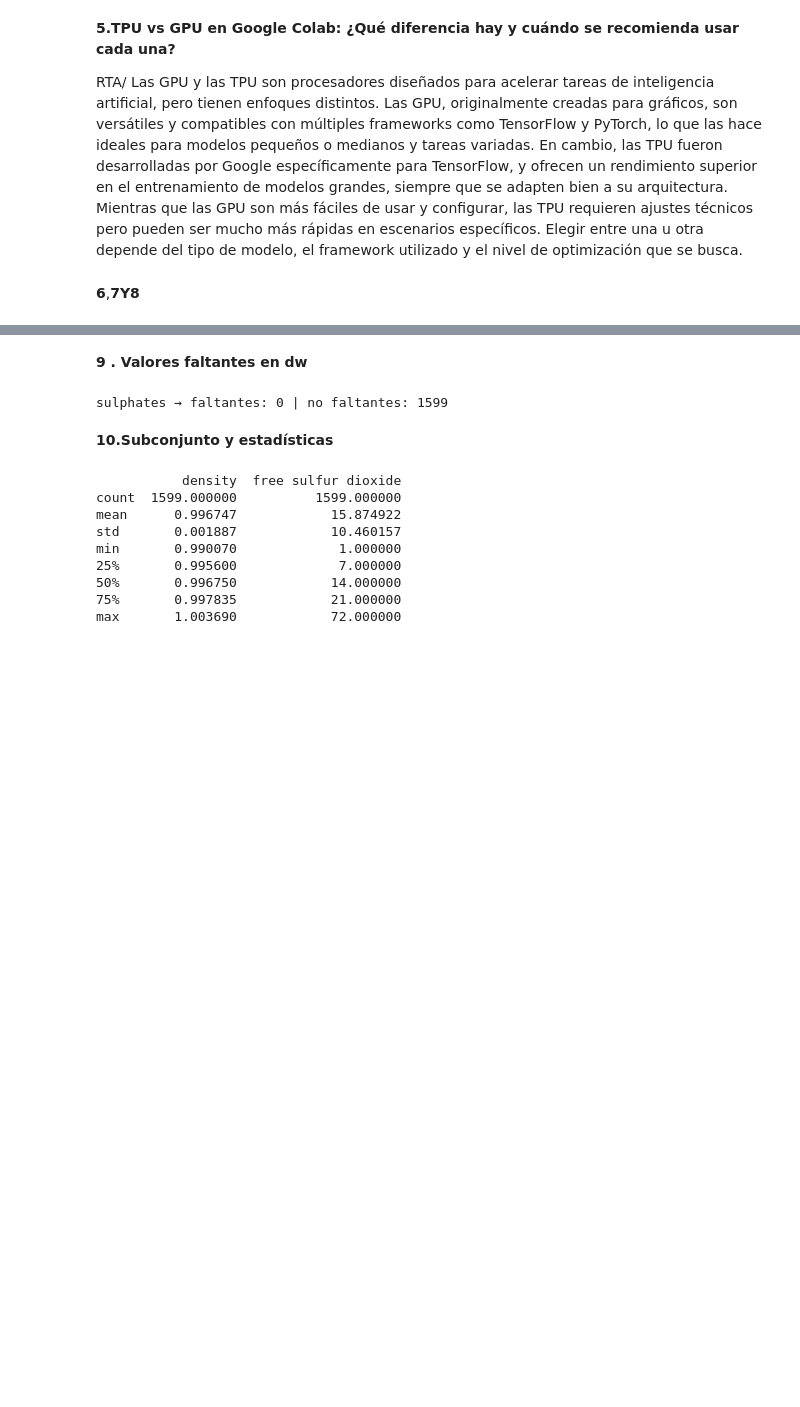
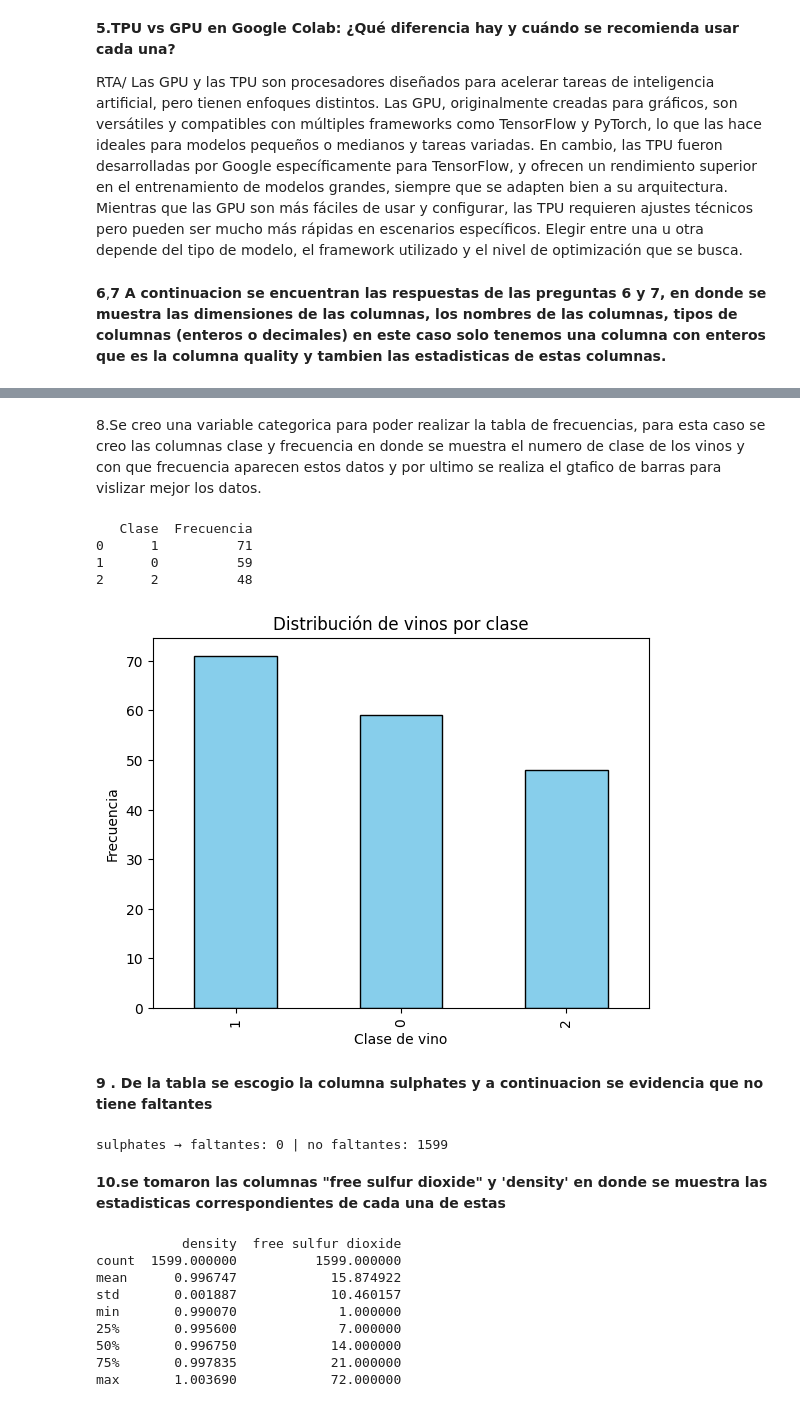
Before and after one commit to cristiandvalderramag-dotcom/Sistemas-Avanzados-9-Semestre, a Jupyter notebook: Cristian_valderrama_brandon_gachancipa.ipynb, the cells around one changed output, grey strips where cells are left out. Saved outputs shown, nothing was run; the diff lists cells and outputs as text; code cells hidden in the pictures; blank space fills up the shorter version.

```diff
--- a/Cristian_valderrama_brandon_gachancipa.ipynb
+++ b/Cristian_valderrama_brandon_gachancipa.ipynb
@@ -1022,8 +1022,10 @@ Enlace Github 3:
 **5.TPU vs GPU en Google Colab: ¿Qué diferencia hay y cuándo se recomienda usar cada una?**
 
 RTA/ Las GPU y las TPU son procesadores diseñados para acelerar tareas de inteligencia artificial, pero tienen enfoques distintos. Las GPU, originalmente creadas para gráficos, son versátiles y compatibles con múltiples frameworks como TensorFlow y PyTorch, lo que las hace ideales para modelos pequeños o medianos y tareas variadas. En cambio, las TPU fueron desarrolladas por Google específicamente para TensorFlow, y ofrecen un rendimiento superior en el entrenamiento de modelos grandes, siempre que se adapten bien a su arquitectura. Mientras que las GPU son más fáciles de usar y configurar, las TPU requieren ajustes técnicos pero pueden ser mucho más rápidas en escenarios específicos. Elegir entre una u otra depende del tipo de modelo, el framework utilizado y el nivel de optimización que se busca.
-# %% [markdown]
-**6**,**7Y8**
+# %% [markdown]
+**6**,**7
+A continuacion se encuentran las respuestas de las preguntas 6 y 7, en donde se muestra las dimensiones de las columnas, los nombres de las columnas, tipos de columnas (enteros o decimales) en este caso solo tenemos una columna con enteros que es la columna quality y
+tambien las estadisticas de estas columnas.**
 # %%
 # --- Exploración Inicial del DataFrame ---
 
@@ -1081,8 +1083,40 @@ Resumen estadístico (describe):
 | 50% | 7.900000 | 0.520000 | 0.260000 | 2.200000 | 0.079000 | 14.000000 | ... |
 | 75% | 9.200000 | 0.640000 | 0.420000 | 2.600000 | 0.090000 | 21.000000 | ... |
 | max | 15.900000 | 1.580000 | 1.000000 | 15.500000 | 0.611000 | 72.000000 | ... |
-# %% [markdown]
-**9 . Valores faltantes en dw**
+# %% [markdown]
+8.Se creo una variable categorica para poder realizar la tabla de frecuencias, para esta caso se creo las columnas clase y frecuencia en donde se muestra el numero de clase de los vinos y con que frecuencia aparecen estos datos y por ultimo se realiza el gtafico de barras para vislizar mejor los datos.
+# %%
+import pandas as pd
+import matplotlib.pyplot as plt
+from sklearn.datasets import load_wine
+
+# Cargar dataset
+wine = load_wine()
+dw = pd.DataFrame(wine.data, columns=wine.feature_names)
+dw["clase"] = wine.target   # agregar variable categórica
+
+# Calcular la frecuencia de cada clase de vino
+freq = dw["clase"].value_counts()
+
+# Convertir a DataFrame y renombrar columnas
+freq_df = freq.reset_index()
+freq_df.columns = ["Clase", "Frecuencia"]
+print(freq_df)
+
+# Gráfico de barras
+freq_df.plot(x="Clase", y="Frecuencia", kind="bar", legend=False, color="skyblue", edgecolor="black")
+plt.title("Distribución de vinos por clase")
+plt.xlabel("Clase de vino")
+plt.ylabel("Frecuencia")
+plt.show()
+# %% [output]
+   Clase  Frecuencia
+0      1          71
+1      0          59
+2      2          48
+[figure, added]
+# %% [markdown]
+**9 . De la tabla se escogio la columna sulphates y a continuacion se evidencia que no tiene faltantes**
 # %%
 faltantes_sulphates = pd.isnull(dw["sulphates"]).sum()
 no_faltantes_sulphates = pd.notnull(dw["sulphates"]).sum()
@@ -1090,8 +1124,8 @@ no_faltantes_sulphates = pd.notnull(dw["sulphates"]).sum()
 print("sulphates → faltantes:", faltantes_sulphates, "| no faltantes:", no_faltantes_sulphates)
 # %% [output]
 sulphates → faltantes: 0 | no faltantes: 1599
-# %% [markdown]
-**10.Subconjunto y estadísticas**
+# %% [markdown]
+**10.se tomaron las columnas "free sulfur dioxide" y 'density' en donde se muestra las estadisticas correspondientes de cada una de estas**
 # %%
 # Seleccionar solo las columnas "density" y "free sulfur dioxide"
 dw_dos_columnas = dw[["density", "free sulfur dioxide"]]
```
Also changed, not shown: parts of 2 cells of this notebook.
